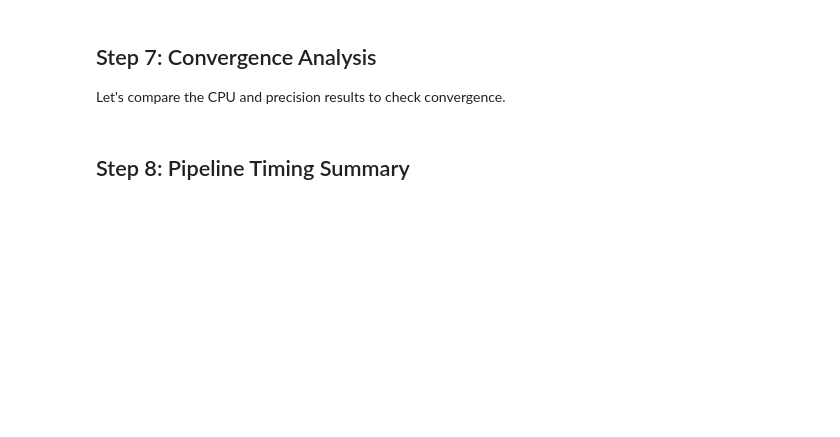
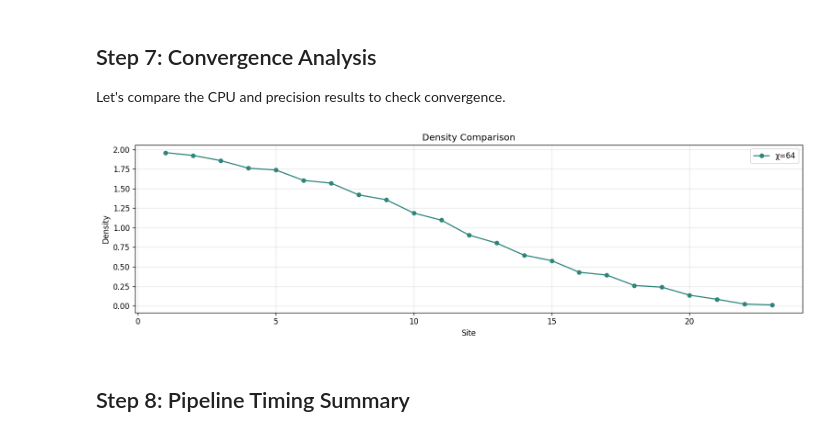
Before and after one commit to QoroQuantum/maestro-examples, a Jupyter notebook: fermi_hubbard/fermi_hubbard.ipynb, the cells around one changed output. Saved outputs shown, nothing was run; the diff lists cells and outputs as text; code cells hidden in the pictures; blank space fills up the shorter version.

```diff
--- a/fermi_hubbard/fermi_hubbard.ipynb
+++ b/fermi_hubbard/fermi_hubbard.ipynb
@@ -366,37 +404,45 @@ plt.show()
 Let's compare the CPU and precision results to check convergence.
 # %%
 # Convergence check
-diff = [abs(c - g) for c, g in zip(cpu_density, gpu_density)]
-max_diff = max(diff)
-mean_diff = np.mean(diff)
+if 'gpu_density' in globals():
+    diff = [abs(c - g) for c, g in zip(cpu_density, gpu_density)]
+    max_diff = max(diff)
+    mean_diff = np.mean(diff)
 
-fig, (ax1, ax2) = plt.subplots(1, 2, figsize=(13, 4))
+    fig, (ax1, ax2) = plt.subplots(1, 2, figsize=(13, 4))
+else:
+    fig, ax1 = plt.subplots(1, 1, figsize=(13, 4))
 
 # Left: density comparison
 ax1.plot(global_x, cpu_density, 'o-', color='#2F847C', markersize=5, label=f'χ={CHI_CPU}')
-ax1.plot(global_x, gpu_density, 's-', color='#E74C3C', markersize=5, label=f'χ={chi_precision}')
+if 'gpu_density' in globals():
+    ax1.plot(global_x, gpu_density, 's-', color='#E74C3C', markersize=5, label=f'χ={chi_precision}')
 ax1.set_xlabel('Site')
 ax1.set_ylabel('Density')
 ax1.set_title('Density Comparison')
 ax1.legend()
 ax1.grid(alpha=0.3)
 
-# Right: difference
-ax2.bar(global_x, diff, color='#9B59B6', alpha=0.8)
-ax2.set_xlabel('Site')
-ax2.set_ylabel('|Δ density|')
-ax2.set_title(f'Convergence: max diff = {max_diff:.4f}, mean = {mean_diff:.4f}')
-ax2.grid(alpha=0.3)
+if 'gpu_density' in globals():
+    # Right: difference
+    ax2.bar(global_x, diff, color='#9B59B6', alpha=0.8)
+    ax2.set_xlabel('Site')
+    ax2.set_ylabel('|Δ density|')
+    ax2.set_title(f'Convergence: max diff = {max_diff:.4f}, mean = {mean_diff:.4f}')
+    ax2.grid(alpha=0.3)
 
 plt.tight_layout()
 plt.show()
 
-if max_diff < 0.01:
-    print(f"✓ Excellent convergence — results are within 1%")
-elif max_diff < 0.05:
-    print(f"✓ Good convergence — consider higher χ for precision work")
-else:
-    print(f"⚠ Results differ — increase χ for the sniper tier")
+if 'gpu_density' in globals():
+    if max_diff < 0.01:
+        print(f"✓ Excellent convergence — results are within 1%")
+    elif max_diff < 0.05:
+        print(f"✓ Good convergence — consider higher χ for precision work")
+    else:
+        print(f"⚠ Results differ — increase χ for the sniper tier")
+# %% [output]
+[figure, added]
 # %% [markdown]
 ## Step 8: Pipeline Timing Summary
 # %%
```
Also changed, not shown: parts of 8 cells of this notebook.
